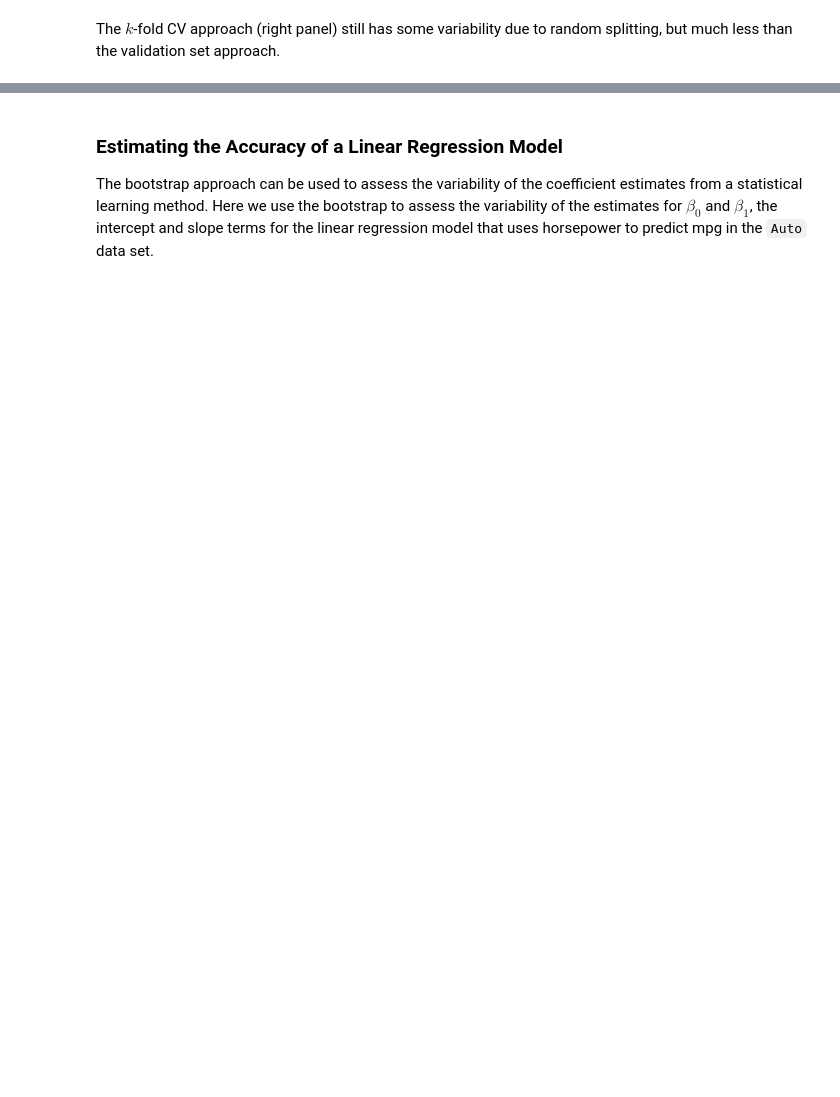
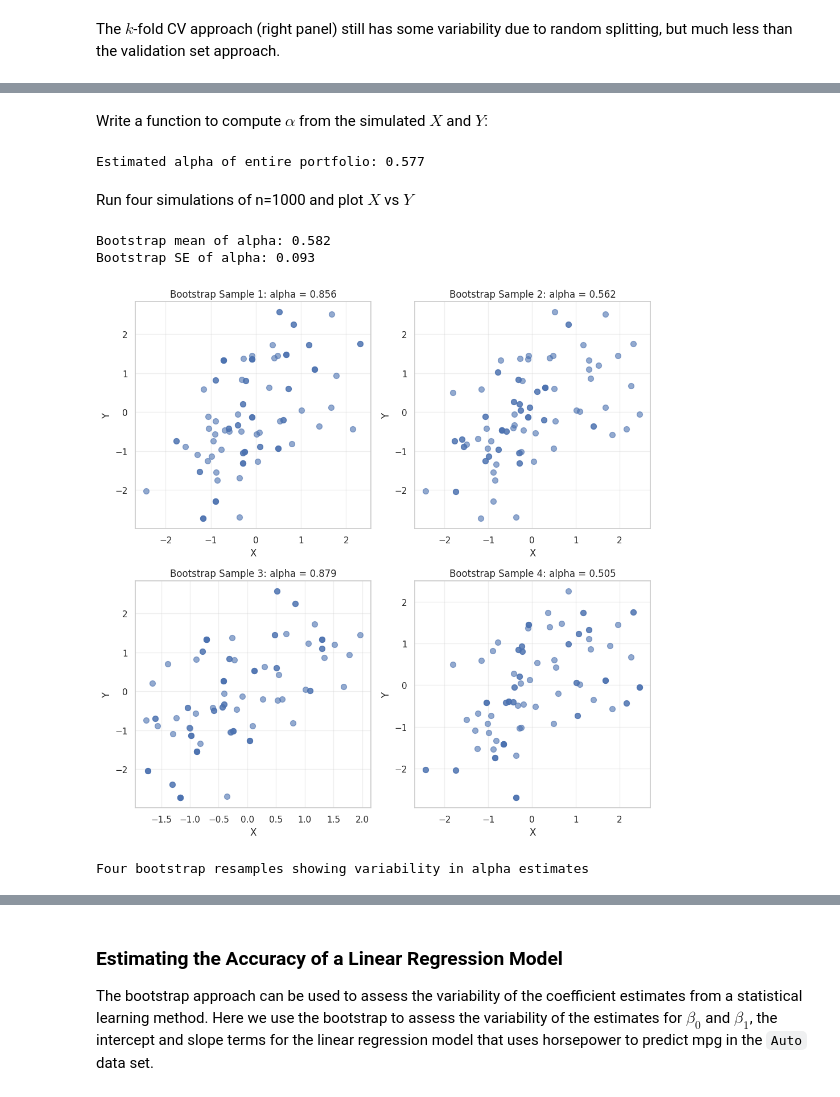
Before and after one commit to lee-t/ISL-ch5-binder, a Jupyter notebook: Ch05-revise-resample-lab.ipynb, the cells around one changed output, grey strips where cells are left out. Cells and saved outputs as stored; diff of their text form; code cells hidden in the pictures; blank space fills up the shorter version.

```diff
--- a/Ch05-revise-resample-lab.ipynb
+++ b/Ch05-revise-resample-lab.ipynb
@@ -271,35 +330,70 @@ Portfolio.head()
+# %% [markdown]
+Write a function to compute $\alpha$ from the simulated $X$ and $Y$:
 # %%
 # Function to compute alpha
 def alpha_func(X, Y):
-    """Compute the optimal alpha for portfolio allocation."""
+    """Compute the optimal alpha for range specified"""
     return ((np.var(Y) - np.cov(X, Y)[0, 1]) /
             (np.var(X) + np.var(Y) - 2 * np.cov(X, Y)[0, 1]))
 
 # Compute alpha from the full dataset
 alpha_hat = alpha_func(Portfolio['X'], Portfolio['Y'])
-print(f"Estimated alpha: {alpha_hat:.3f}")
+print(f"Estimated alpha of entire portfolio: {alpha_hat:.3f}")
+# %% [output]
+Estimated alpha of entire portfolio: 0.577
+# %% [markdown]
+Run four simulations of n=1000 and plot $X$ vs $Y$
 # %%
 # Bootstrap to estimate standard error of alpha
 def bootstrap_alpha(data, n_bootstrap=1000, random_state=319):
     """Perform bootstrap resampling to estimate SE of alpha."""
     np.random.seed(random_state)
     n = len(data)
     alpha_estimates = []
 
     for _ in range(n_bootstrap):
         # Resample with replacement
         idx = np.random.choice(n, size=n, replace=True)
         X_boot = data['X'].iloc[idx]
         Y_boot = data['Y'].iloc[idx]
         alpha_estimates.append(alpha_func(X_boot, Y_boot))
 
     return np.array(alpha_estimates)
 
 # Perform bootstrap
 alpha_boot = bootstrap_alpha(Portfolio, n_bootstrap=1000)
 
 print(f"Bootstrap mean of alpha: {np.mean(alpha_boot):.3f}")
 print(f"Bootstrap SE of alpha: {np.std(alpha_boot):.3f}")
+
+# Visualize 4 different bootstrap samples
+np.random.seed(319)
+fig, axes = plt.subplots(2, 2, figsize=(10, 10))
+axes = axes.flatten()
+
+bootstrap_samples = []
+for i in range(4):
+    # Resample with replacement
+    idx = np.random.choice(len(Portfolio), size=len(Portfolio), replace=True)
+    X_boot = Portfolio['X'].iloc[idx]
+    Y_boot = Portfolio['Y'].iloc[idx]
+    alpha_sample = alpha_func(X_boot, Y_boot)
+    bootstrap_samples.append((X_boot, Y_boot, alpha_sample))
+
+    # Plot
+    axes[i].scatter(X_boot, Y_boot, alpha=0.6, s=50)
+    axes[i].set_xlabel('X')
+    axes[i].set_ylabel('Y')
+    axes[i].set_title(f'Bootstrap Sample {i+1}: alpha = {alpha_sample:.3f}')
+    axes[i].grid(True, alpha=0.3)
+
+plt.tight_layout()
+plt.show()
+# %% [output]
+Bootstrap mean of alpha: 0.582
+Bootstrap SE of alpha: 0.093
+[figure, added]
+Four bootstrap resamples showing variability in alpha estimates
 # %%
 # Visualize bootstrap distribution
 fig, (ax1, ax2) = plt.subplots(1, 2, figsize=(14, 5))
```
Also changed, not shown: parts of 18 cells of this notebook.
